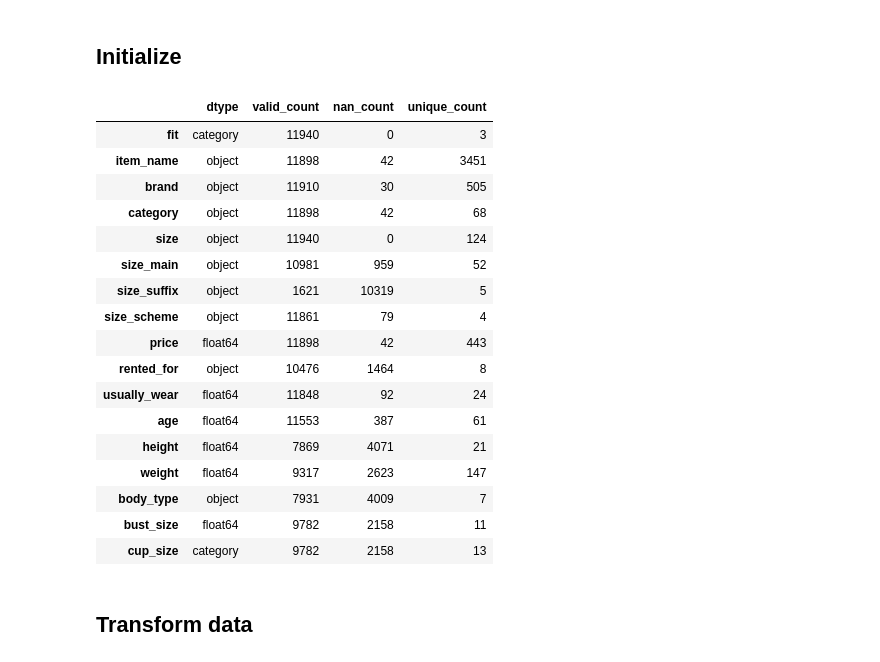
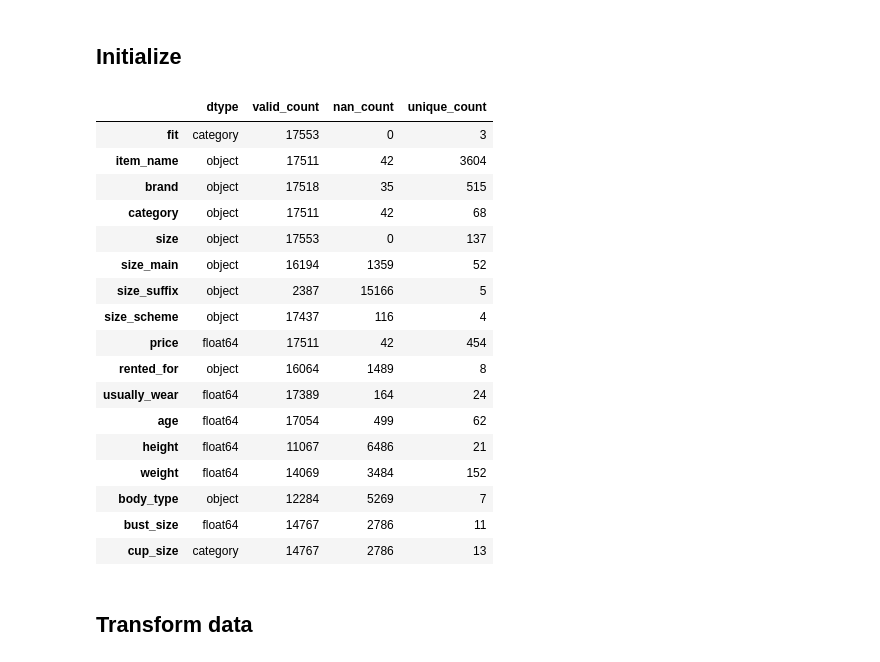
Before and after one commit to Dune-Z/Machine-Learning-Project, a Jupyter notebook: src/main.ipynb, the cells around one changed output. Cells and saved outputs as stored; diff of their text form; code cells hidden in the pictures.

Commit message:
update main

```diff
--- a/src/main.ipynb
+++ b/src/main.ipynb
@@ -12,53 +12,53 @@ sys.path.append(os.path.abspath('../src'))
 
 import matplotlib as mpl
 import matplotlib.pyplot as plt
 import seaborn as sns
 
 mpl.rcParams['font.family'] = ['serif']
 mpl.rcParams['font.serif'] = ['Times New Roman']
 mpl.rcParams['mathtext.fontset'] = 'cm'
 
 import utils
 import preprocess
 
 importlib.reload(utils)
 importlib.reload(preprocess)
 
-from utils import fetch_train_data, describe_data, evaluate_model, train_test_split
+from utils import fetch_train_data, describe_data, evaluate_model, train_test_split, random_split_aggr
 from preprocess import *
 
-# df = fetch_train_data(path='../data/train_data_all_filled.json')
-df = fetch_train_data()
+df = fetch_train_data(path='../data/train_data_all_filled.json')
+# df = fetch_train_data()
 
 train_df, test_df = train_test_split(df, test_size=0.2)
 
 prep = Preprocessor()
 train_df = prep.cleanse(train_df, is_train=True)
 test_df = prep.cleanse(test_df)
 
 train_df.dropna(subset=['fit'], inplace=True)
 test_df.dropna(subset=['fit'], inplace=True)
 
 describe_data(test_df)
 # %% [output]
 |  | dtype | valid_count | nan_count | unique_count |
-| fit | category | 11940 | 0 | 3 |
-| item_name | object | 11898 | 42 | 3451 |
-| brand | object | 11910 | 30 | 505 |
-| category | object | 11898 | 42 | 68 |
-| size | object | 11940 | 0 | 124 |
-| size_main | object | 10981 | 959 | 52 |
-| size_suffix | object | 1621 | 10319 | 5 |
-| size_scheme | object | 11861 | 79 | 4 |
-| price | float64 | 11898 | 42 | 443 |
-| rented_for | object | 10476 | 1464 | 8 |
-| usually_wear | float64 | 11848 | 92 | 24 |
-| age | float64 | 11553 | 387 | 61 |
-| height | float64 | 7869 | 4071 | 21 |
-| weight | float64 | 9317 | 2623 | 147 |
-| body_type | object | 7931 | 4009 | 7 |
-| bust_size | float64 | 9782 | 2158 | 11 |
-| cup_size | category | 9782 | 2158 | 13 |
+| fit | category | 17553 | 0 | 3 |
+| item_name | object | 17511 | 42 | 3604 |
+| brand | object | 17518 | 35 | 515 |
+| category | object | 17511 | 42 | 68 |
+| size | object | 17553 | 0 | 137 |
+| size_main | object | 16194 | 1359 | 52 |
+| size_suffix | object | 2387 | 15166 | 5 |
+| size_scheme | object | 17437 | 116 | 4 |
+| price | float64 | 17511 | 42 | 454 |
+| rented_for | object | 16064 | 1489 | 8 |
+| usually_wear | float64 | 17389 | 164 | 24 |
+| age | float64 | 17054 | 499 | 62 |
+| height | float64 | 11067 | 6486 | 21 |
+| weight | float64 | 14069 | 3484 | 152 |
+| body_type | object | 12284 | 5269 | 7 |
+| bust_size | float64 | 14767 | 2786 | 11 |
+| cup_size | category | 14767 | 2786 | 13 |
 # %% [markdown]
 ## Transform data
 # %%
```
Also changed, not shown: parts of 7 cells of this notebook.
